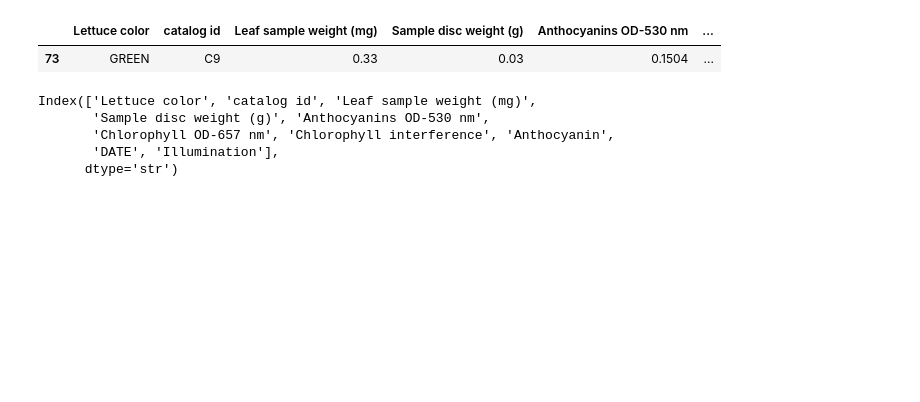
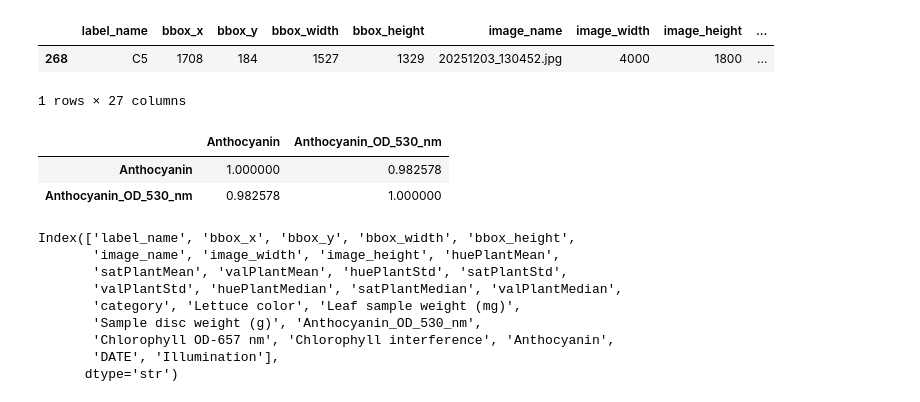
Before and after one commit to DavidBMvolcani/phenomobile, a Jupyter notebook: examples/Anthocyanin_RND1.ipynb, the cells around one changed output. Cells and saved outputs as stored; diff of their text form; code cells hidden in the pictures; blank space fills up the shorter version.

```diff
--- a/examples/Anthocyanin_RND1.ipynb
+++ b/examples/Anthocyanin_RND1.ipynb
@@ -3,18 +3,31 @@ import pandas as pd
 import matplotlib.pyplot as plt
 import seaborn as sns
 # %%
-df = pd.read_csv("../DATA/Anthocyanin_231125-311225.csv")
+df = pd.read_csv("../DATA/Anthocyanin_with_rgb_051225-050226.csv")
 
+df['DATE'] = pd.to_datetime(df['DATE'],format='%d/%m/%Y')
+df['DATE'] = df['DATE'].dt.date
 df.sort_values(by="DATE", inplace=True)
 df.head(1)
 # %% [output]
-|  | Lettuce color | catalog id | Leaf sample weight (mg) | Sample disc weight (g) | Anthocyanins OD-530 nm | ... |
-| 73 | GREEN | C9 | 0.33 | 0.03 | 0.1504 | ... |
+|  | label_name | bbox_x | bbox_y | bbox_width | bbox_height | image_name | image_width | image_height | ... |
+| 268 | C5 | 1708 | 184 | 1527 | 1329 | 20251203_130452.jpg | 4000 | 1800 | ... |
+1 rows × 27 columns
+# %%
+df[['Anthocyanin', 'Anthocyanin_OD_530_nm']].corr()
+# %% [output]
+|  | Anthocyanin | Anthocyanin_OD_530_nm |
+| Anthocyanin | 1.000000 | 0.982578 |
+| Anthocyanin_OD_530_nm | 0.982578 | 1.000000 |
 # %%
 df.columns
 # %% [output]
-Index(['Lettuce color', 'catalog id', 'Leaf sample weight (mg)',
-       'Sample disc weight (g)', 'Anthocyanins OD-530 nm',
+Index(['label_name', 'bbox_x', 'bbox_y', 'bbox_width', 'bbox_height',
+       'image_name', 'image_width', 'image_height', 'huePlantMean',
+       'satPlantMean', 'valPlantMean', 'huePlantStd', 'satPlantStd',
+       'valPlantStd', 'huePlantMedian', 'satPlantMedian', 'valPlantMedian',
+       'category', 'Lettuce color', 'Leaf sample weight (mg)',
+       'Sample disc weight (g)', 'Anthocyanin_OD_530_nm',
        'Chlorophyll OD-657 nm', 'Chlorophyll interference', 'Anthocyanin',
        'DATE', 'Illumination'],
       dtype='str')
```
Also changed, not shown: parts of 10 cells of this notebook, 36 other files.
